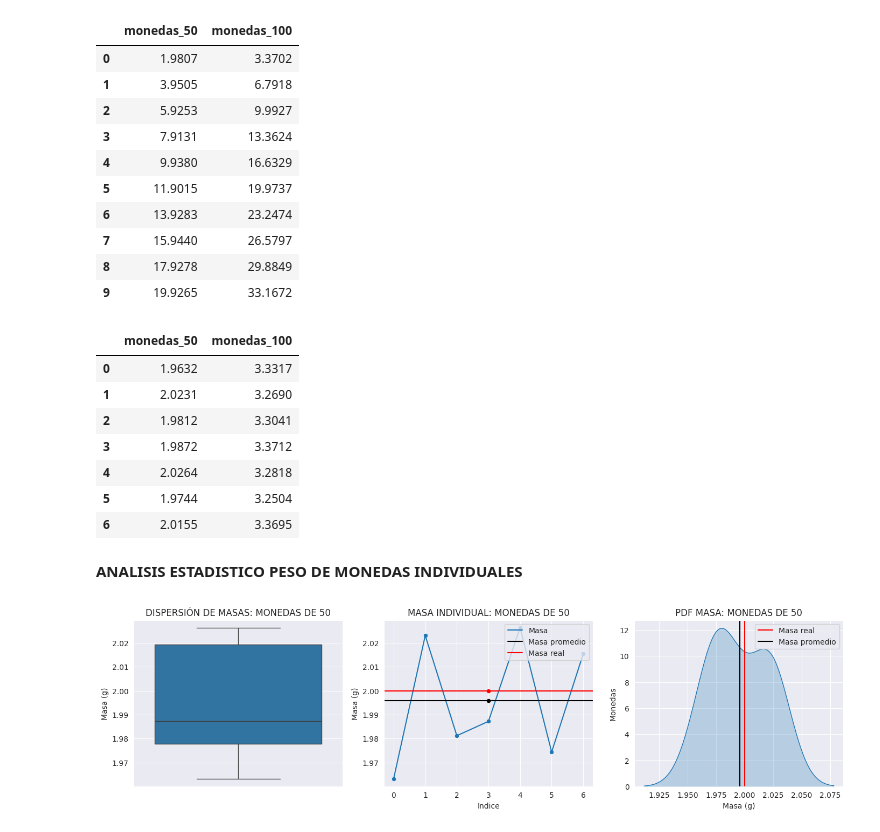
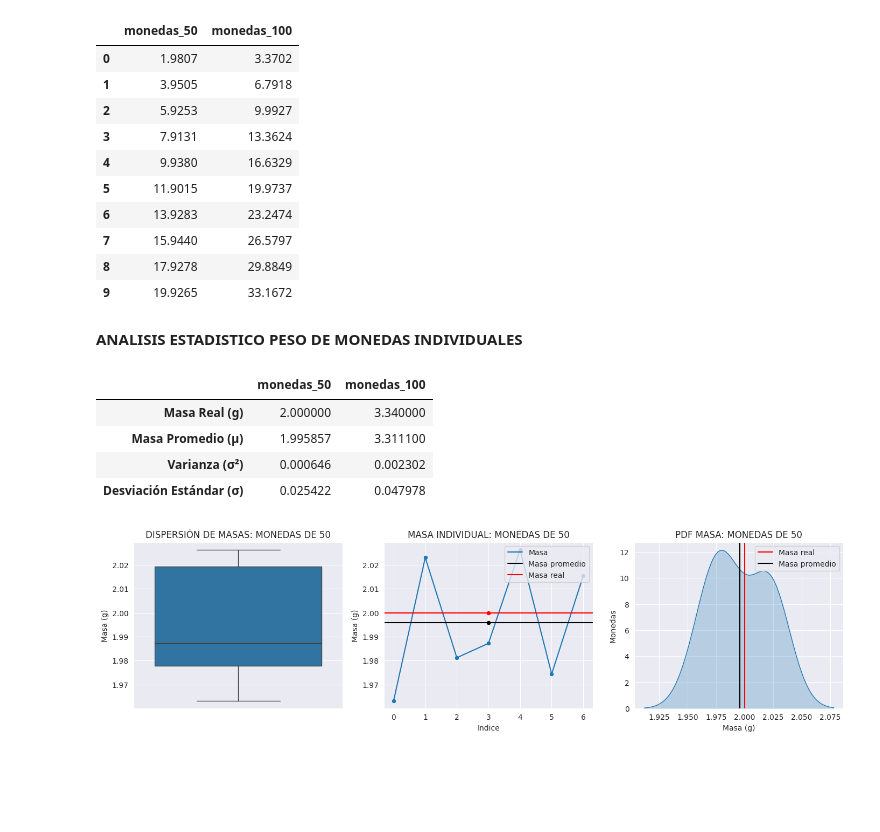
Before and after one commit to 317745/ANALISIS-MONEDAS-LABORATORIO-27-05-2026, a Jupyter notebook: laboratorio27_05_2026.ipynb, the cells around one changed output. Saved outputs shown, nothing was run; the diff lists cells and outputs as text; code cells hidden in the pictures; blank space fills up the shorter version.

```diff
--- a/laboratorio27_05_2026.ipynb
+++ b/laboratorio27_05_2026.ipynb
@@ -31,22 +42,42 @@ df_masa_monedas_grupo[:]
 | 7 | 15.9440 | 26.5797 |
 | 8 | 17.9278 | 29.8849 |
 | 9 | 19.9265 | 33.1672 |
-# %%
-df_masa_monedas_individuales[:]
-# %% [output]
-|  | monedas_50 | monedas_100 |
-| 0 | 1.9632 | 3.3317 |
-| 1 | 2.0231 | 3.2690 |
-| 2 | 1.9812 | 3.3041 |
-| 3 | 1.9872 | 3.3712 |
-| 4 | 2.0264 | 3.2818 |
-| 5 | 1.9744 | 3.2504 |
-| 6 | 2.0155 | 3.3695 |
 # %% [markdown]
 **ANALISIS ESTADISTICO PESO DE MONEDAS INDIVIDUALES**
 # %%
 masa_real_moneda_50 = 2.0
 masa_promedio_moneda_50 = df_masa_monedas_individuales["monedas_50"].mean()
+varianza_masa_moneda_50 = df_masa_monedas_individuales["monedas_50"].var()
+desviacion_estandar_masa_moneda_50 = df_masa_monedas_individuales["monedas_50"].std()
 # %%
 masa_real_moneda_100 = 3.34
 masa_promedio_moneda_100 = df_masa_monedas_individuales["monedas_100"].mean()
+varianza_masa_moneda_100 = df_masa_monedas_individuales["monedas_100"].var()
+desviacion_estandar_masa_moneda_100 = df_masa_monedas_individuales["monedas_100"].std()
+# %%
+dicc_estadisticos_monedas = {
+    "monedas_50": [masa_real_moneda_50,
+                    masa_promedio_moneda_50,
+                    varianza_masa_moneda_50,
+                    desviacion_estandar_masa_moneda_50],
+    "monedas_100": [masa_real_moneda_100,
+                    masa_promedio_moneda_100,
+                    varianza_masa_moneda_100,
+                    desviacion_estandar_masa_moneda_100]
+}
+
+filas_indice = [
+    "Masa Real (g)",
+    r"Masa Promedio (μ)",
+    "Varianza (σ²)",
+    "Desviación Estándar (σ)"
+]
+
+df_estadisticos_monedas = pd.DataFrame(dicc_estadisticos_monedas, index=filas_indice)
+df_estadisticos_monedas.head()
+# %% [output]
+|  | monedas_50 | monedas_100 |
+| Masa Real (g) | 2.000000 | 3.340000 |
+| Masa Promedio (μ) | 1.995857 | 3.311100 |
+| Varianza (σ²) | 0.000646 | 0.002302 |
+| Desviación Estándar (σ) | 0.025422 | 0.047978 |
```
Also changed, not shown: parts of 2 cells of this notebook.
